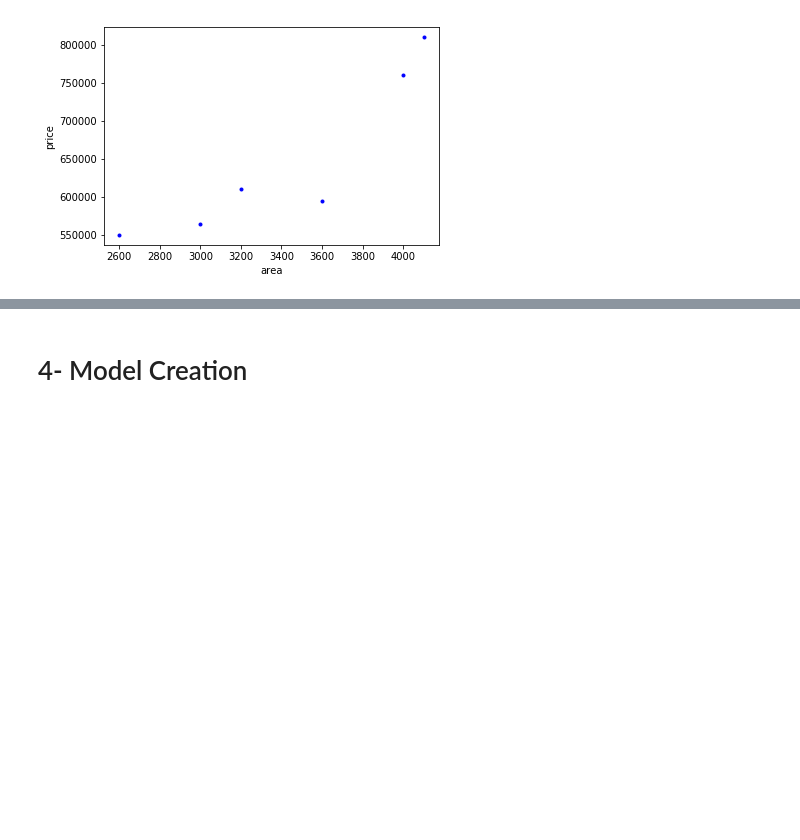
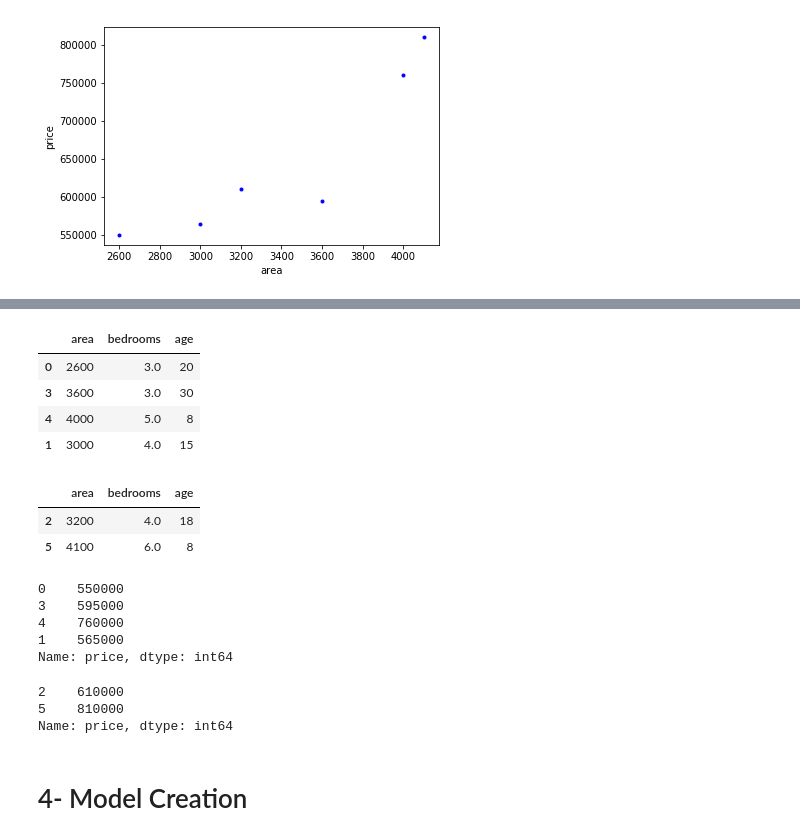
Before and after one commit to AhmadShhadeh/Machine-Learning-Projects, a Jupyter notebook: MLprojects/home_Price_prediction/home_Price_prediction.ipynb, the cells around one changed output, grey strips where cells are left out. Cells and saved outputs as stored; diff of their text form; code cells hidden in the pictures; blank space fills up the shorter version.

```diff
--- a/MLprojects/home_Price_prediction/home_Price_prediction.ipynb
+++ b/MLprojects/home_Price_prediction/home_Price_prediction.ipynb
@@ -94,0 +121,9 @@ plt.scatter(df.area,df.price,color='Blue',marker='.')
+# %%
+#will devide the dat set to train set and test set
+# preparing X&y
+X=df.drop('price',axis='columns')
+y=df.price
+from sklearn.model_selection import train_test_split
+X_train,X_test,y_train,y_test= train_test_split(X,y,test_size=0.2,random_state=10)
+# X_train,X_test,y_train,y_test= train_test_split(X,y,test_size=0.2,random_state=10)
+# to get same result for each run we can sue eandom_state parameter
@@ -95,3 +139,31 @@ plt.scatter(df.area,df.price,color='Blue',marker='.')
+# %%
+X_train
+# %% [output]
+|  | area | bedrooms | age |
+| 0 | 2600 | 3.0 | 20 |
+| 3 | 3600 | 3.0 | 30 |
+| 4 | 4000 | 5.0 | 8 |
+| 1 | 3000 | 4.0 | 15 |
+# %%
+X_test
+# %% [output]
+|  | area | bedrooms | age |
+| 2 | 3200 | 4.0 | 18 |
+| 5 | 4100 | 6.0 | 8 |
+# %%
+y_train
+# %% [output]
+0    550000
+3    595000
+4    760000
+1    565000
+Name: price, dtype: int64
+# %%
+y_test
+# %% [output]
+2    610000
+5    810000
+Name: price, dtype: int64
 # %% [markdown]
 # 4- Model Creation
 # %%
```
Also changed, not shown: parts of 23 cells of this notebook.
